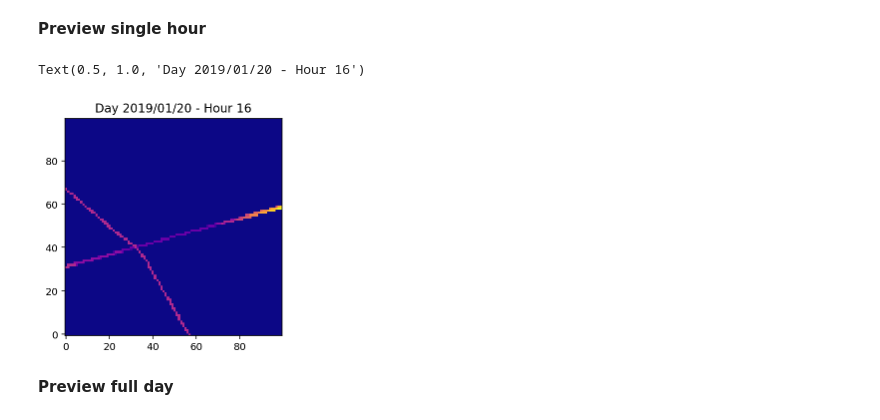
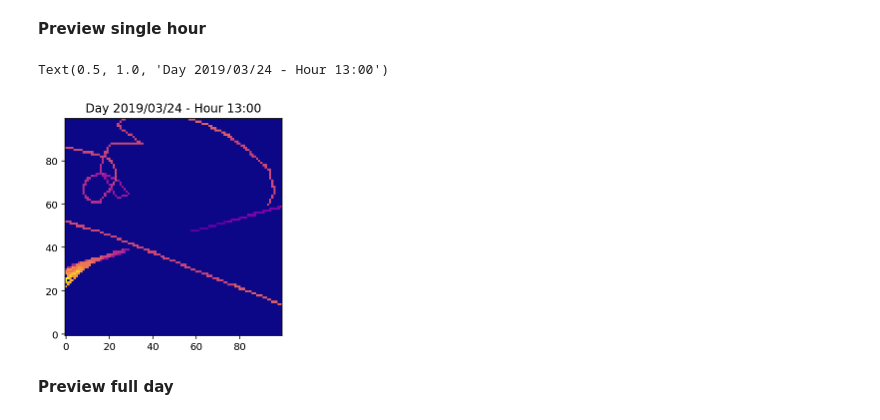
Before and after one commit to naguzmans/opportunistic-utm, a Jupyter notebook: 02_Organize_Flight_Data_Daily.ipynb, the cells around one changed output. Drawn from its saved outputs; the diff is of its cells as text; code cells hidden in the pictures.

```diff
--- a/02_Organize_Flight_Data_Daily.ipynb
+++ b/02_Organize_Flight_Data_Daily.ipynb
@@ -75,20 +75,20 @@ def flatten_array(input_array):
 # %%
 # Previews single image
 import numpy as np
 import matplotlib.pyplot as plt
 %config InlineBackend.figure_format = 'retina'
 
 year = 2019
-month = 1
-day = 20
-hour = 16
+month = 3
+day = 24
+hour = 13
 day_array = np.load(f'dataset/00_results/daily_unmasked/{year}{str(month).zfill(2)}{str(day).zfill(2)}.npy')
 flatten = flatten_array(day_array[hour])
 plt.imshow(flatten, origin='lower', cmap = plt.get_cmap('plasma'))
-plt.title(f'Day {year}/{str(month).zfill(2)}/{str(day).zfill(2)} - Hour {hour}')
+plt.title(f'Day {year}/{str(month).zfill(2)}/{str(day).zfill(2)} - Hour {hour}:00')
 # %% [output]
-Text(0.5, 1.0, 'Day 2019/01/20 - Hour 16')
+Text(0.5, 1.0, 'Day 2019/03/24 - Hour 13:00')
-[figure, old version]
+[figure, new version]
 # %% [markdown]
 **Preview full day**
 # %%
```
Also changed, not shown: parts of 12 cells of this notebook.
